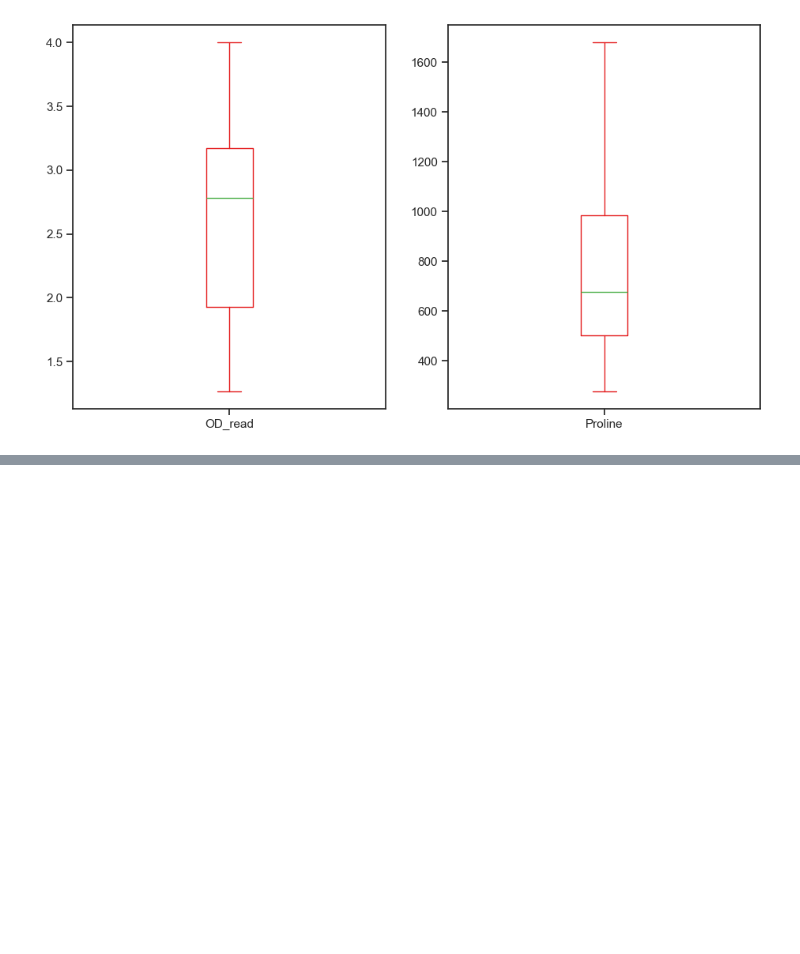
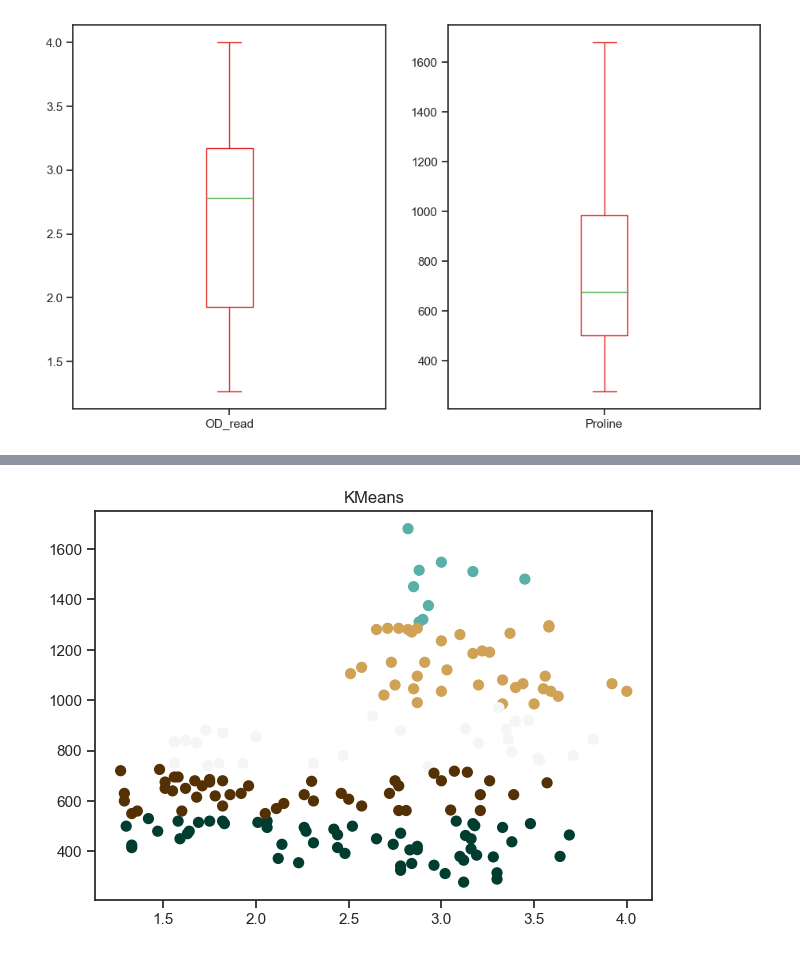
Before and after one commit to Srimanrao07/Wine_Analysis, a Jupyter notebook: Wine_detection.ipynb, the cells around one changed output, grey strips where cells are left out. Cells and saved outputs as stored; diff of their text form; code cells hidden in the pictures; blank space fills up the shorter version.

```diff
--- a/Wine_detection.ipynb
+++ b/Wine_detection.ipynb
@@ -109,0 +152,3 @@ dtype: object
+# %%
+km = KMeans(5)
+km_clusters = km.fit_predict(df1)
@@ -109,0 +186,7 @@ dtype: object
+# %%
+plt.figure(2)
+plt.title("KMeans")
+plt.scatter(df1['OD_read'],df1['Proline'],c = km_clusters , s = 50, cmap= "BrBG")
+plt.show()
+# %% [output]
+[figure, added]
```
Also changed, not shown: parts of 20 cells of this notebook, 1 other file.
